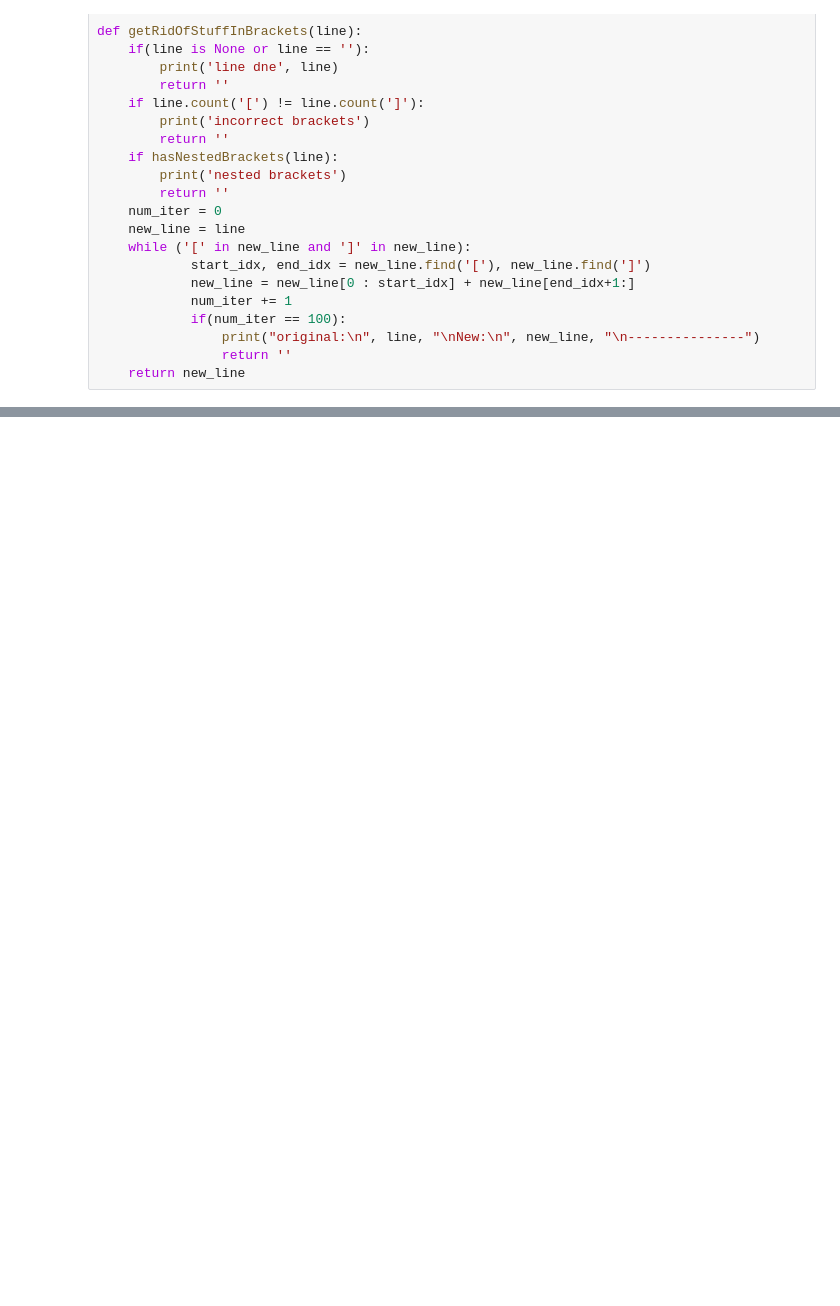
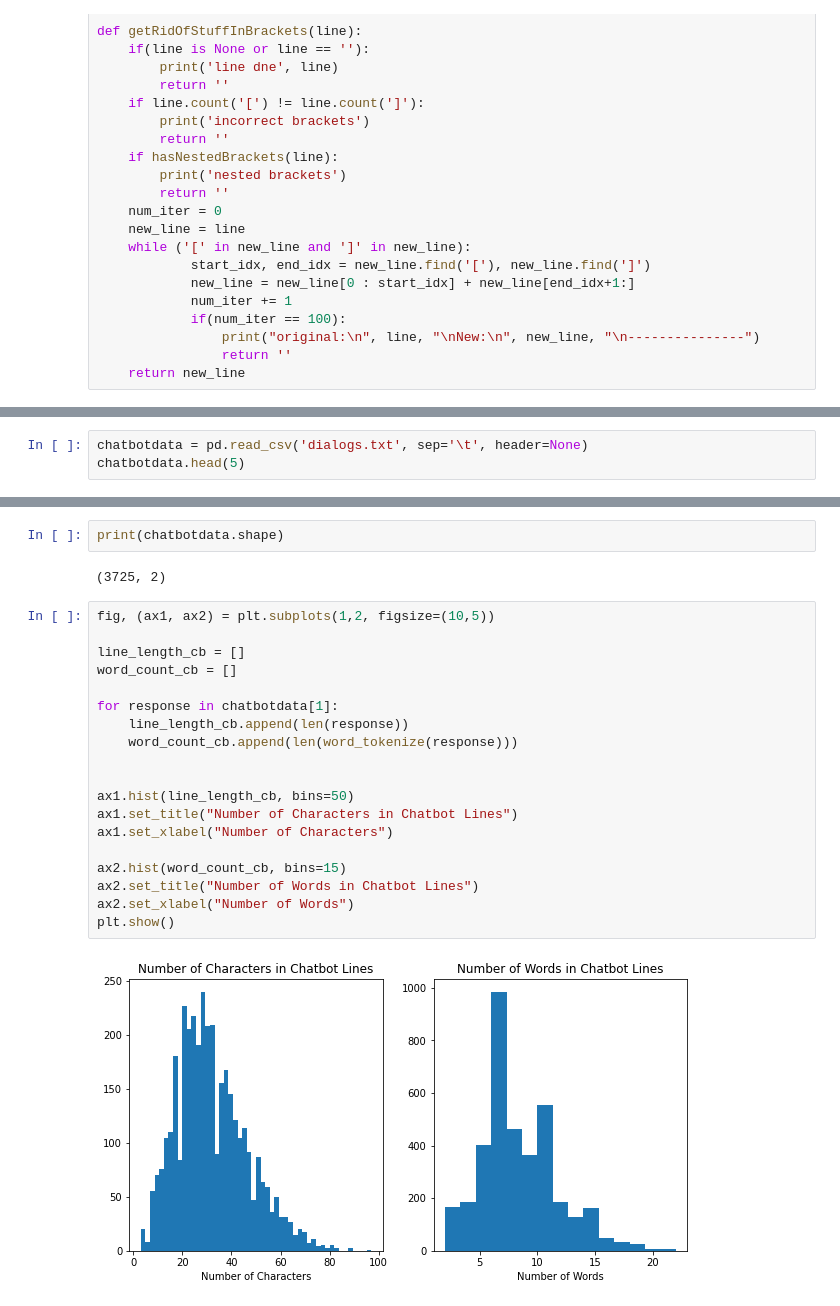
Before and after one commit to zxstewart/ds_team_spongebot, a Jupyter notebook: data_extraction.ipynb, the cells around one changed output, grey strips where cells are left out. Saved outputs shown, nothing was run; the diff lists cells and outputs as text; blank space fills up the shorter version.

```diff
--- a/data_extraction.ipynb
+++ b/data_extraction.ipynb
@@ -85,0 +177,3 @@ print(spongebob_lines['KrabBorg'])
+# %%
+chatbotdata = pd.read_csv('dialogs.txt', sep='\t', header=None)
+chatbotdata.head(5)
@@ -85,0 +187,25 @@ print(spongebob_lines['KrabBorg'])
+# %%
+print(chatbotdata.shape)
+# %% [output]
+(3725, 2)
+# %%
+fig, (ax1, ax2) = plt.subplots(1,2, figsize=(10,5))
+
+line_length_cb = []
+word_count_cb = []
+
+for response in chatbotdata[1]:
+    line_length_cb.append(len(response))
+    word_count_cb.append(len(word_tokenize(response)))
+
+
+ax1.hist(line_length_cb, bins=50)
+ax1.set_title("Number of Characters in Chatbot Lines")
+ax1.set_xlabel("Number of Characters")
+
+ax2.hist(word_count_cb, bins=15)
+ax2.set_title("Number of Words in Chatbot Lines")
+ax2.set_xlabel("Number of Words")
+plt.show()
+# %% [output]
+[figure, added]
```
Also changed, not shown: parts of 14 cells of this notebook.
